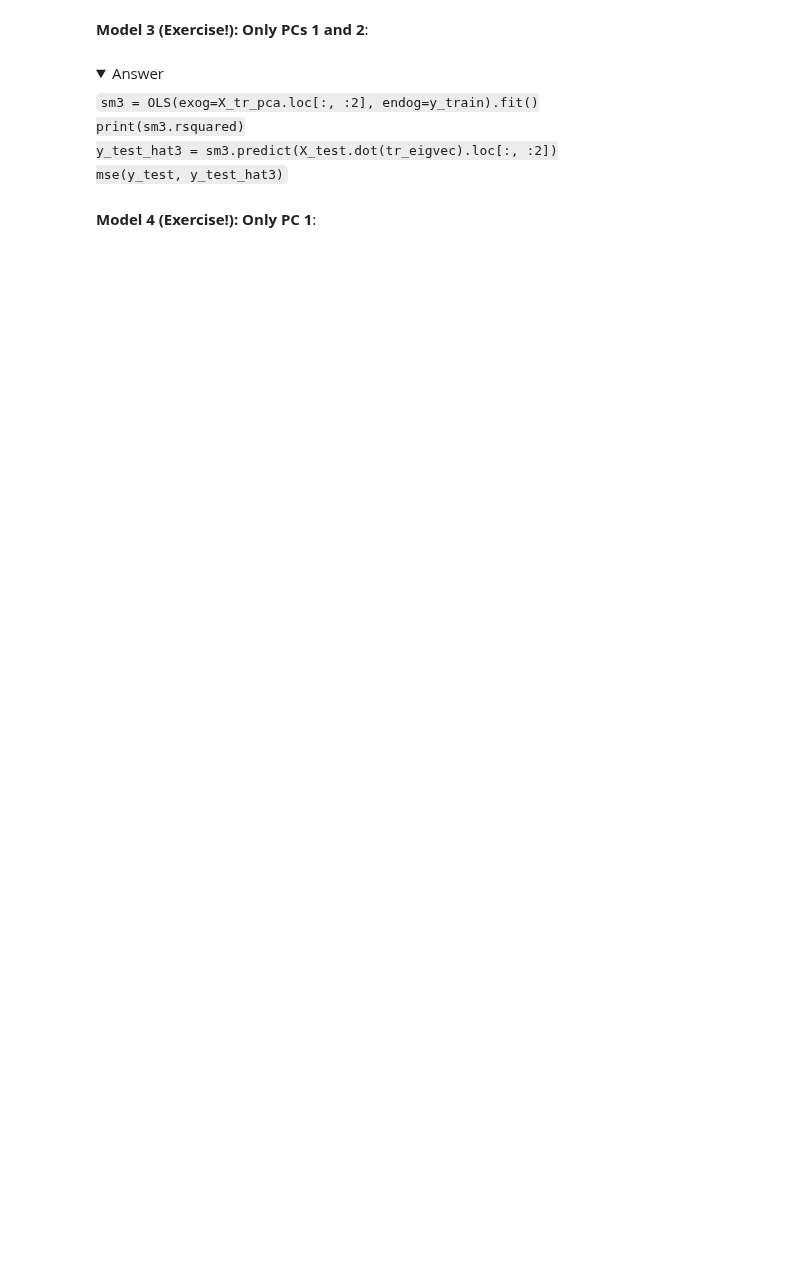
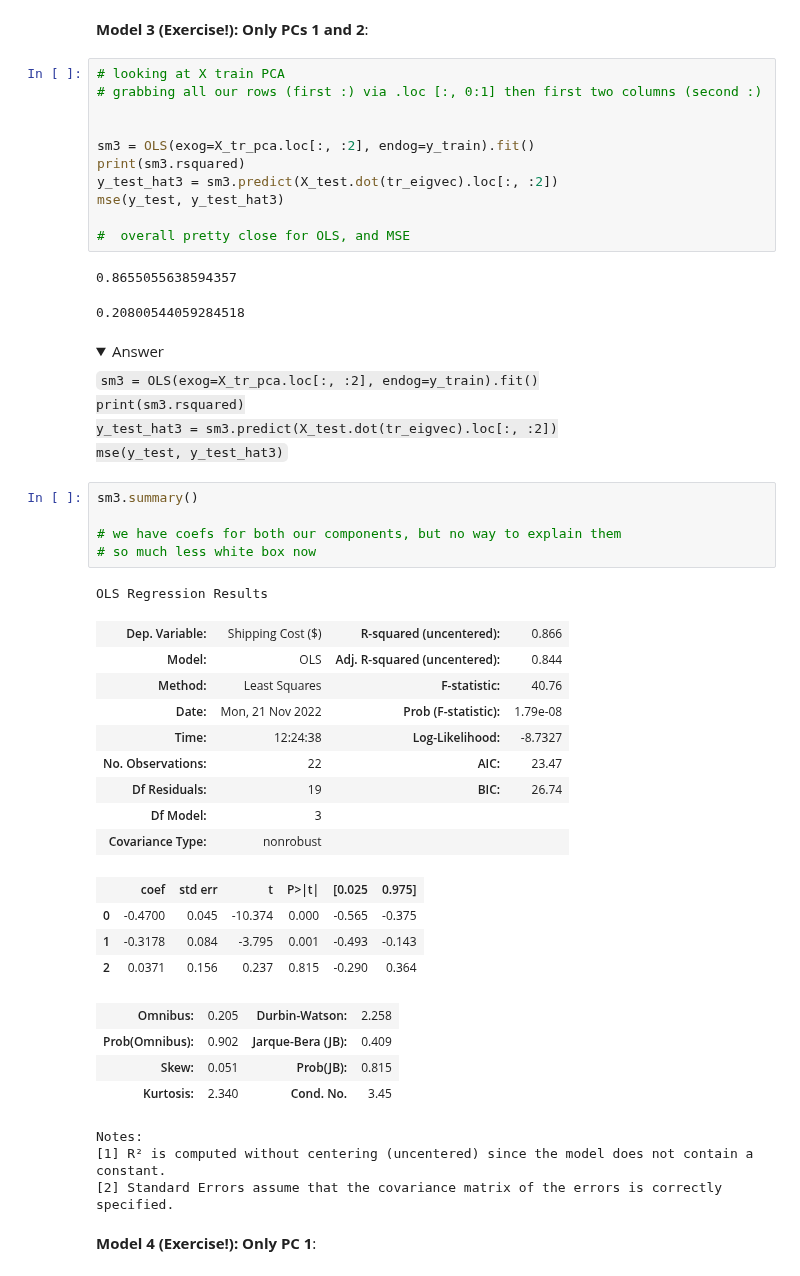
Before and after one commit to mccafj/DS-Live-091922, a Jupyter notebook: Phase4/Topic_principal_component_analysis.ipynb, the cells around one changed output. Drawn from its saved outputs; the diff is of its cells as text; folded sections open; blank space fills up the shorter version.

Commit message:
notes for nov 21

```diff
--- a/Phase4/Topic_principal_component_analysis.ipynb
+++ b/Phase4/Topic_principal_component_analysis.ipynb
@@ -248,5 +400,19 @@ mse(y_test, y_test_hat2)
 # %% [markdown]
 **Model 3 (Exercise!): Only PCs 1 and 2**:
+# %%
+# looking at X train PCA
+# grabbing all our rows (first :) via .loc [:, 0:1] then first two columns (second :)
+
+
+sm3 = OLS(exog=X_tr_pca.loc[:, :2], endog=y_train).fit()
+print(sm3.rsquared)
+y_test_hat3 = sm3.predict(X_test.dot(tr_eigvec).loc[:, :2])
+mse(y_test, y_test_hat3)
+
+#  overall pretty close for OLS, and MSE
+# %% [output]
+0.8655055638594357
+0.20800544059284518
 # %% [markdown]
 <details>
     <summary>Answer</summary>
@@ -254,5 +420,32 @@ mse(y_test, y_test_hat2)
 print(sm3.rsquared)
 y_test_hat3 = sm3.predict(X_test.dot(tr_eigvec).loc[:, :2])
 mse(y_test, y_test_hat3)</code>
+# %%
+sm3.summary()
+
+# we have coefs for both our components, but no way to explain them
+# so much less white box now
+# %% [output]
+OLS Regression Results
+| Dep. Variable: | Shipping Cost ($) | R-squared (uncentered): | 0.866 |
+| Model: | OLS | Adj. R-squared (uncentered): | 0.844 |
+| Method: | Least Squares | F-statistic: | 40.76 |
+| Date: | Mon, 21 Nov 2022 | Prob (F-statistic): | 1.79e-08 |
+| Time: | 12:24:38 | Log-Likelihood: | -8.7327 |
+| No. Observations: | 22 | AIC: | 23.47 |
+| Df Residuals: | 19 | BIC: | 26.74 |
+| Df Model: | 3 |  |  |
+| Covariance Type: | nonrobust |  |  |
+|  | coef | std err | t | P>|t| | [0.025 | 0.975] |
+| 0 | -0.4700 | 0.045 | -10.374 | 0.000 | -0.565 | -0.375 |
+| 1 | -0.3178 | 0.084 | -3.795 | 0.001 | -0.493 | -0.143 |
+| 2 | 0.0371 | 0.156 | 0.237 | 0.815 | -0.290 | 0.364 |
+| Omnibus: | 0.205 | Durbin-Watson: | 2.258 |
+| Prob(Omnibus): | 0.902 | Jarque-Bera (JB): | 0.409 |
+| Skew: | 0.051 | Prob(JB): | 0.815 |
+| Kurtosis: | 2.340 | Cond. No. | 3.45 |
+Notes:
+[1] R² is computed without centering (uncentered) since the model does not contain a constant.
+[2] Standard Errors assume that the covariance matrix of the errors is correctly specified.
 # %% [markdown]
 **Model 4 (Exercise!): Only PC 1**:
```
Also changed, not shown: parts of 82 cells of this notebook, 1 other file.
